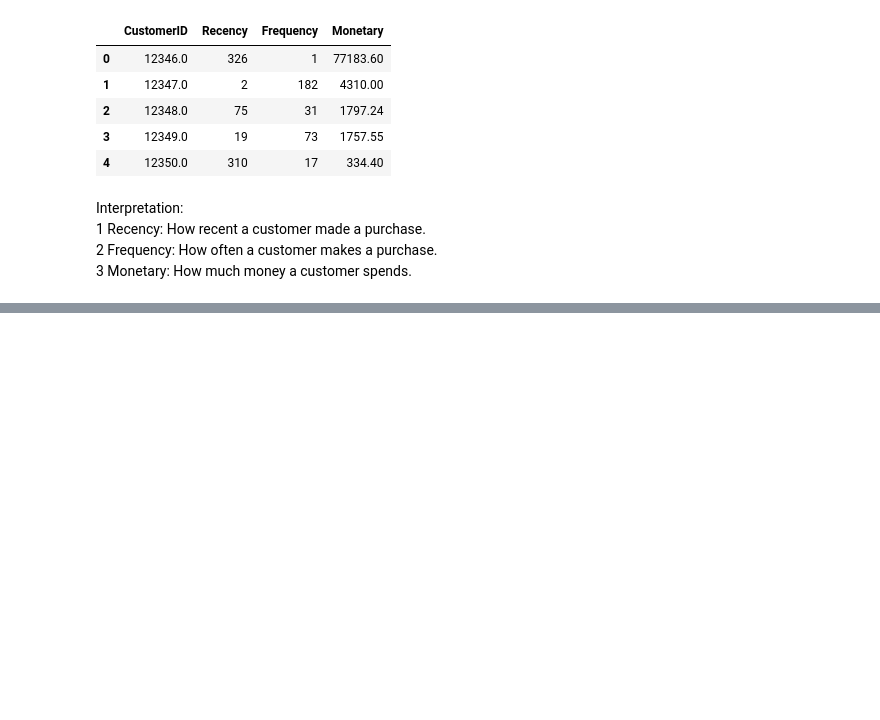
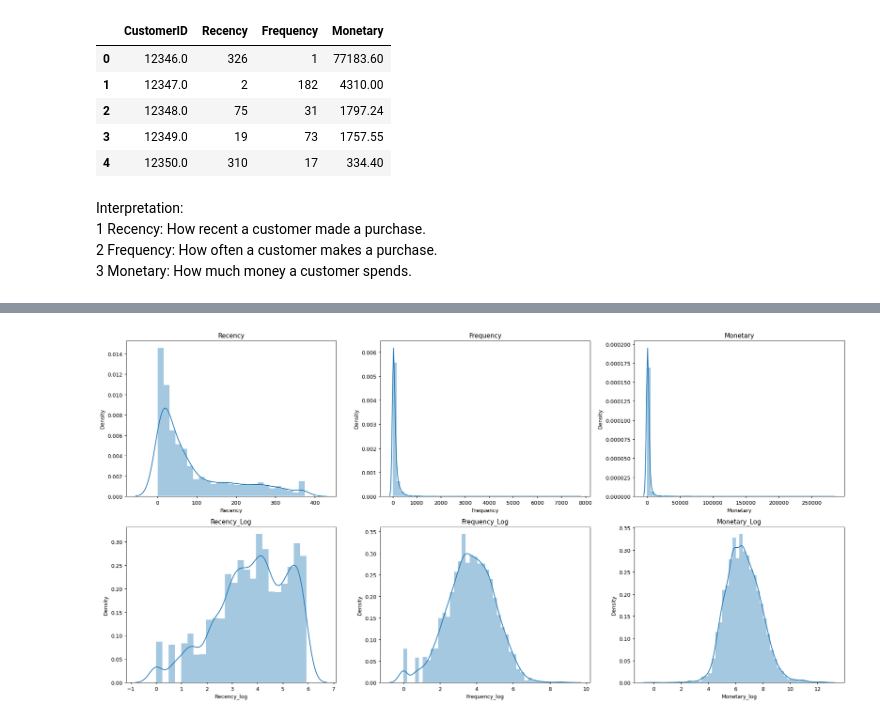
Before and after one commit to prajwalDU/customer-segmentation, a Jupyter notebook: Online_Retail_Customer_Segmentation_Capstone_Project.ipynb, the cells around one changed output, grey strips where cells are left out. Cells and saved outputs as stored; diff of their text form; code cells hidden in the pictures; blank space fills up the shorter version.

```diff
--- a/Online_Retail_Customer_Segmentation_Capstone_Project.ipynb
+++ b/Online_Retail_Customer_Segmentation_Capstone_Project.ipynb
@@ -497,3 +497,14 @@ Interpretation:
   1 Recency: How recent a customer made a purchase.
   2 Frequency: How often a customer makes a purchase.
   3 Monetary: How much money a customer spends.
+# %%
+# Calculating R, F and M scores by splitting Recency, Frequency	and Monetary based on quantiles
+rfm['R'] = pd.qcut(rfm['Recency'], q=4, labels=[4,3,2,1]).astype(int)
+rfm['F'] = pd.qcut(rfm['Frequency'], q=4, labels=[1,2,3,4]).astype(int)
+rfm['M'] = pd.qcut(rfm['Monetary'], q=4, labels=[1,2,3,4]).astype(int)
+
+# Finding the rfm group for each customer by combining the factor R, F and M
+rfm['RFM'] = 100*rfm['R'] + 10*rfm['F'] + rfm['M']
+
+# Finding the rfm group for each customer by adding the factor R, F and M
+rfm['RFM_score'] = rfm['R'] + rfm['F'] + rfm['M']
@@ -499,0 +517,9 @@ Interpretation:
+# %%
+# Handling the zeros in the dataframe to avoid error in transformations
+rfm.replace(0.0,1,inplace=True)
+
+# Applying log transformation on columns for smoothening the distribution
+rfm['Recency_log'] = rfm['Recency'].apply(np.log)
+rfm['Frequency_log'] = rfm['Frequency'].apply(np.log)
+rfm['Monetary_log'] = rfm['Monetary'].apply(np.log)
+rfm.head()
@@ -499,0 +547,11 @@ Interpretation:
+# %%
+# Visualizing the distribution before and after log transformation
+column = ['Recency','Frequency','Monetary', 'Recency_log','Frequency_log','Monetary_log']
+plt.figure(figsize=(20,10),dpi=90)
+for n,col in enumerate(column):
+  plt.subplot(2,3,n+1)
+  sns.distplot(rfm[col])
+  plt.title(col.title())
+  plt.tight_layout()
+# %% [output]
+[figure, added]
```
Also changed, not shown: parts of 9 cells of this notebook.
